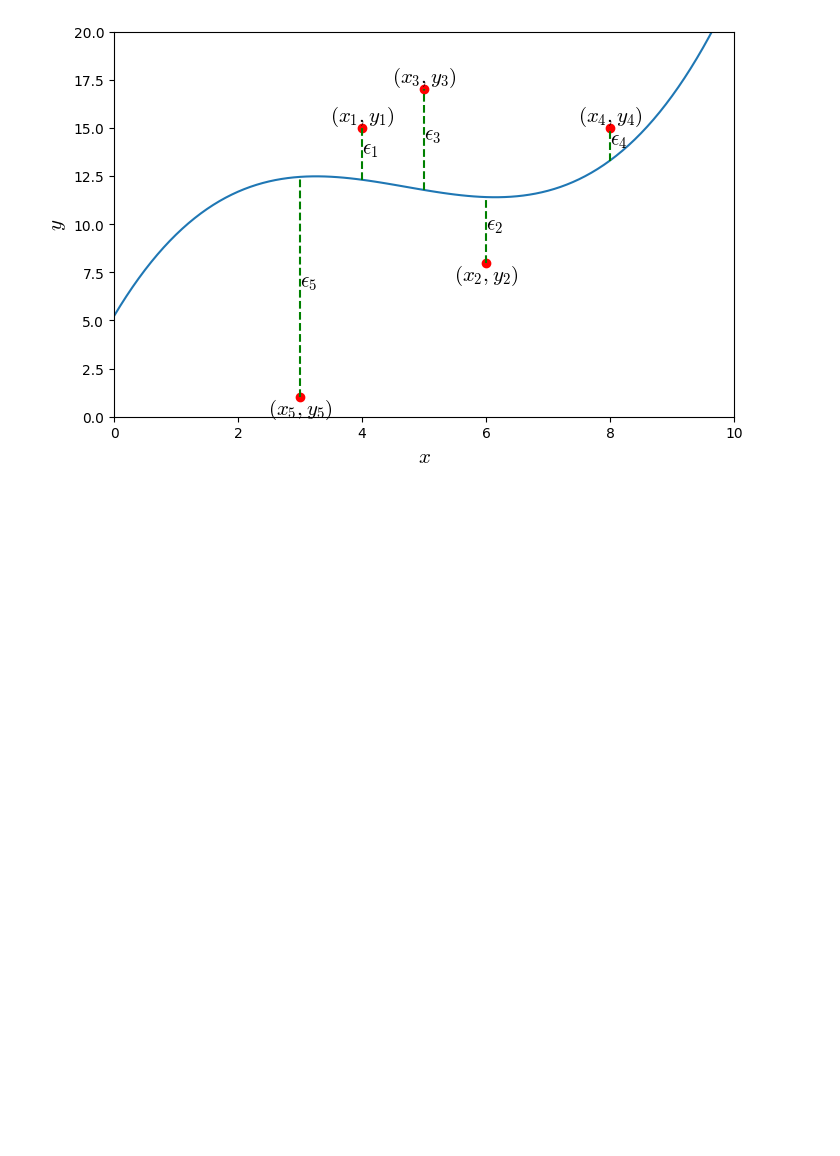
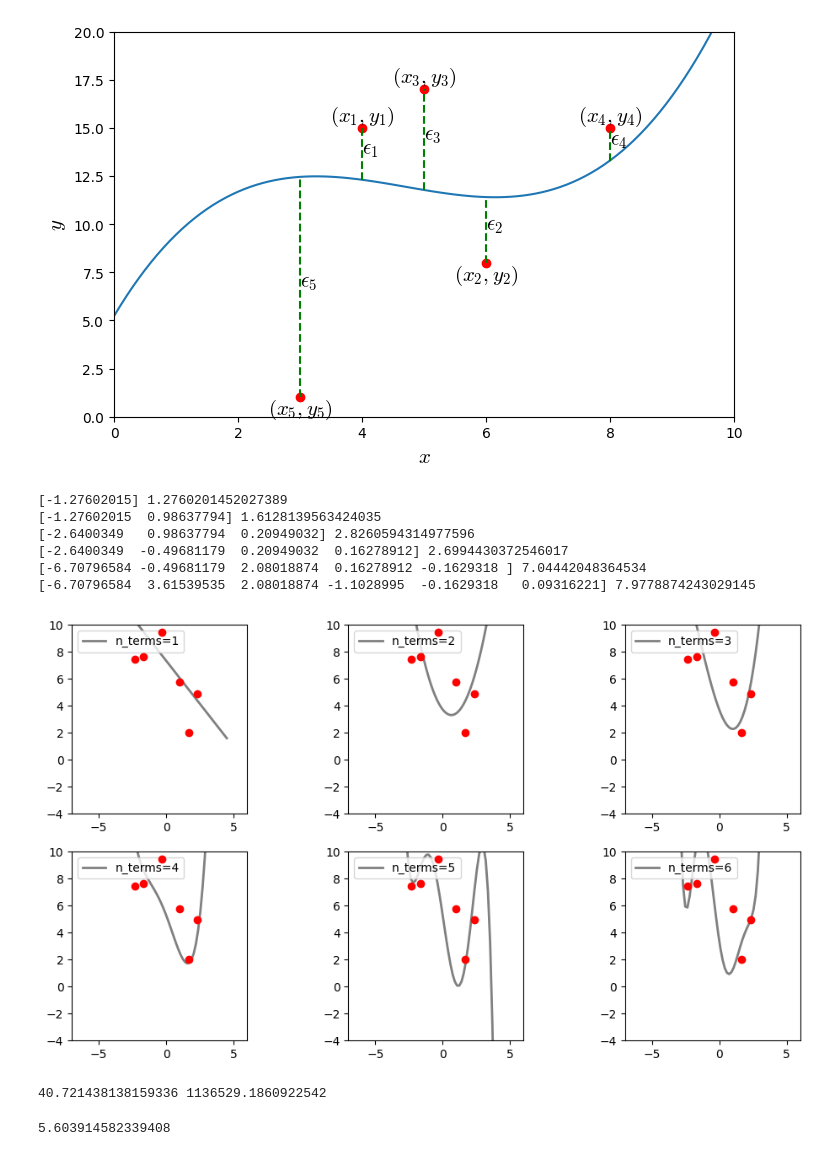
Before and after one commit to aice-ice/Senior-project, a Jupyter notebook: test.ipynb, the cells around one changed output. Cells and saved outputs as stored; diff of their text form; code cells hidden in the pictures; blank space fills up the shorter version.

Commit message:
Refactor code for multiple regression analysis and model evaluation

```diff
--- a/test.ipynb
+++ b/test.ipynb
@@ -381,3 +382,68 @@ ax.set_ylabel(r'$y$', fontsize=15)
 plt.show()
 # %% [output]
 [figure]
+# %%
+import numpy as np
+import random as rnd
+import pandas as pd
+from sklearn.linear_model import LinearRegression
+import matplotlib.pyplot as plt
+
+def poly(intercept, coef, x):
+    return intercept + sum([w * x**(n + 1) for n, w in enumerate(coef)])
+
+rnd.seed(0)
+np.random.seed(0)
+xmin, xmax = -3, 3
+xlim_min, xlim_max = -3.5, 3
+ylim_min, ylim_max = -2, 5
+
+n_data = 10
+n_features = 20
+n_terms_list = [1, 2, 3, 4, 5, 6, 7, 8, 9]
+
+x = np.linspace(xmin, xmax, n_data)
+y = np.array(x ** 2 + 5 * np.random.normal(0, 1, n_data))
+
+df = pd.DataFrame(y, columns=['y'])
+for n in range(n_features):
+    df["x^{}".format(n+1)] = x**(n+1)
+# print(df)
+
+fig, axs = plt.subplots(2, 3, figsize=(12, 6.4))
+axs_1d = axs.reshape(1, -1)[0]
+
+linreg = LinearRegression()
+
+x_graph = np.linspace(xlim_min, 4.5)
+
+for ax, n_terms in zip(axs_1d, n_terms_list):
+    linreg.fit(df.iloc[:, 1:n_terms+1], df['y'])
+    y_linreg = poly(linreg.intercept_, linreg.coef_, x_graph)
+    ax.scatter(df['x^1'], df['y'], c='r', zorder=10)
+    ax.plot(x_graph, y_linreg, c='gray', linewidth=2,
+        label="n_terms={}".format(n_terms))
+
+    ax.set_xlim(xlim_min * 2, xlim_max * 2)
+    ax.set_ylim(ylim_min * 2, ylim_max * 2)
+    ax.set_aspect('equal')
+    ax.legend(loc='upper left')
+    print(linreg.coef_, np.linalg.norm(linreg.coef_))
+plt.show()
+# %% [output]
+[-1.27602015] 1.2760201452027389
+[-1.27602015  0.98637794] 1.6128139563424035
+[-2.6400349   0.98637794  0.20949032] 2.8260594314977596
+[-2.6400349  -0.49681179  0.20949032  0.16278912] 2.6994430372546017
+[-6.70796584 -0.49681179  2.08018874  0.16278912 -0.1629318 ] 7.04442048364534
+[-6.70796584  3.61539535  2.08018874 -1.1028995  -0.1629318   0.09316221] 7.9778874243029145
+[figure, added]
+# %%
+a = np.array([ -0.06314113,  10.97825774, -32.58352732,  21.81795457])
+b = np.array([-6.00000000e-02,  2.20316075e+02, -4.33492219e+03,  3.61547202e+04,
+       -1.62771499e+05,  4.32757050e+05, -6.99307115e+05,  6.74161690e+05,
+       -3.56090735e+05,  7.92106359e+04])
+
+print(np.linalg.norm(a), np.linalg.norm(b))
+# %% [output]
+40.721438138159336 1136529.1860922542
@@ -383,0 +453,15 @@ plt.show()
+# %%
+np.random.seed(0)
+k = np.array(np.linspace(-3, 3, 10))
+l = np.array(k ** 2 + 2 * np.random.normal(0, 1, 10))
+
+train_x = np.array([[k[i] ** j for j in range(8)] for i in range(len(k))])
+
+weight = np.linalg.inv(train_x.T @ train_x) @ train_x.T @ l
+
+def f(x, w):
+    return sum([w[i] * x ** i for i in range(len(w))])
+
+np.linalg.norm(weight)
+# %% [output]
+5.603914582339408
```
Also changed, not shown: parts of 11 cells of this notebook, 4 other files.
